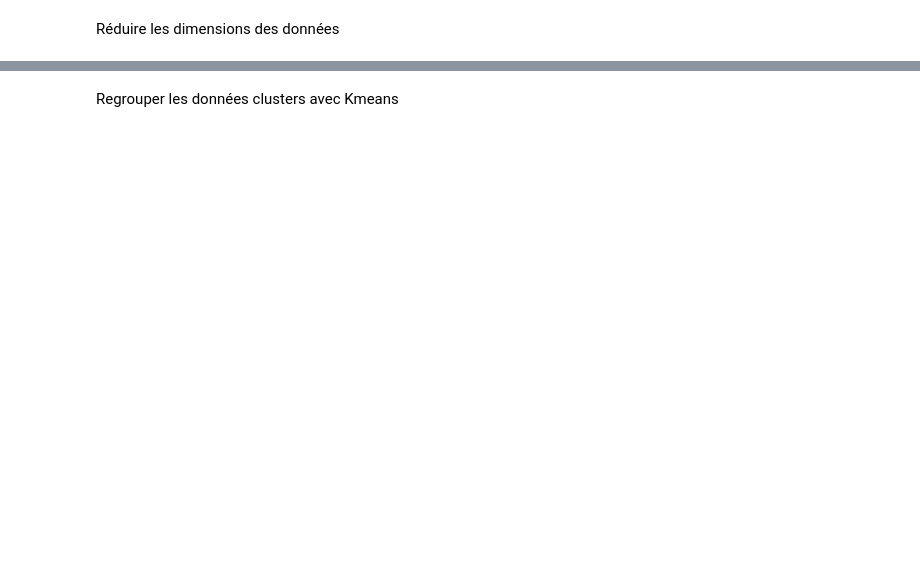
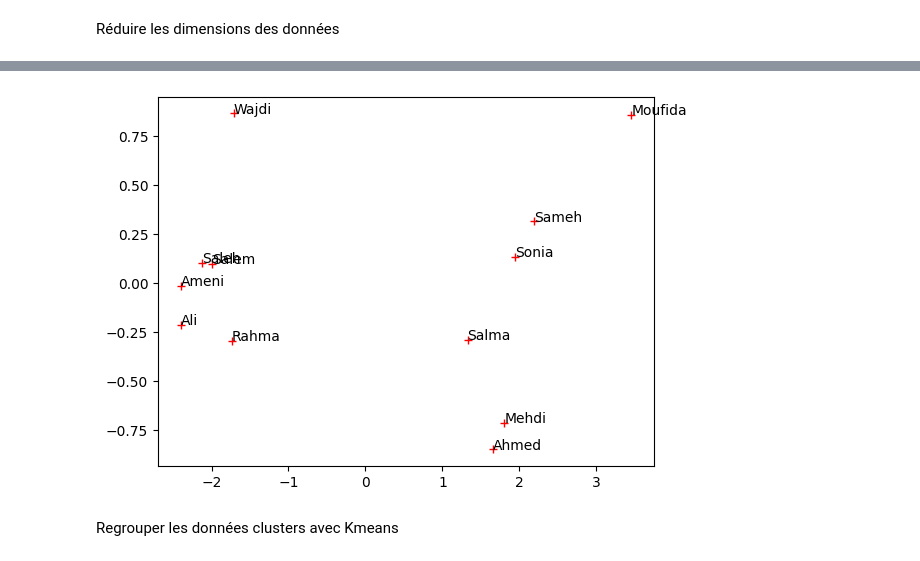
Before and after one commit to rayenCtrl/MachineLearningAlgorithms, a Jupyter notebook: lab_clustering_kmeans.ipynb, the cells around one changed output, grey strips where cells are left out. Saved outputs shown, nothing was run; the diff lists cells and outputs as text; code cells hidden in the pictures; blank space fills up the shorter version.

```diff
--- a/lab_clustering_kmeans.ipynb
+++ b/lab_clustering_kmeans.ipynb
@@ -223,8 +221,8 @@ df_employes_copy
 Normaliser les données
 # %%
 from sklearn.preprocessing import  StandardScaler
-ss=StandardScaler()
-ss.fit(X_)
-X_ss=ss.transform(X_)
+ss=StandardScaler() #instancier l'objet StandardScaler varinace=1 et moyenne=0
+ss.fit(df_employes_copy) # X_ is the data without the target
+X_ss=ss.transform(df_employes_copy)
 X_ss
 # %% [output]
@@ -248,0 +243,7 @@ array([[-2.08283845, -0.070833  ],
+# %%
+# réduire la dimensionnalité avec PCA
+from sklearn.decomposition import PCA
+pca = PCA(n_components=2)
+pca.fit(X_ss)
+X_pca=pca.transform(X_ss)
+X_pca
@@ -249,2 +263,9 @@ array([[-2.08283845, -0.070833  ],
+# %%
+import matplotlib.pyplot as plt
+plt.plot(X_pca[:,0], X_pca[:,1], 'r+')
+for nom,x,y in zip(df_employes.index,X_pca[:,0],X_pca[:,1]):
+    plt.annotate(nom,xy=(x,y),xycoords="data")
+# %% [output]
+[figure, added]
 # %% [markdown]
 Regrouper les données clusters avec Kmeans
```
Also changed, not shown: parts of 19 cells of this notebook, 2 other files.
